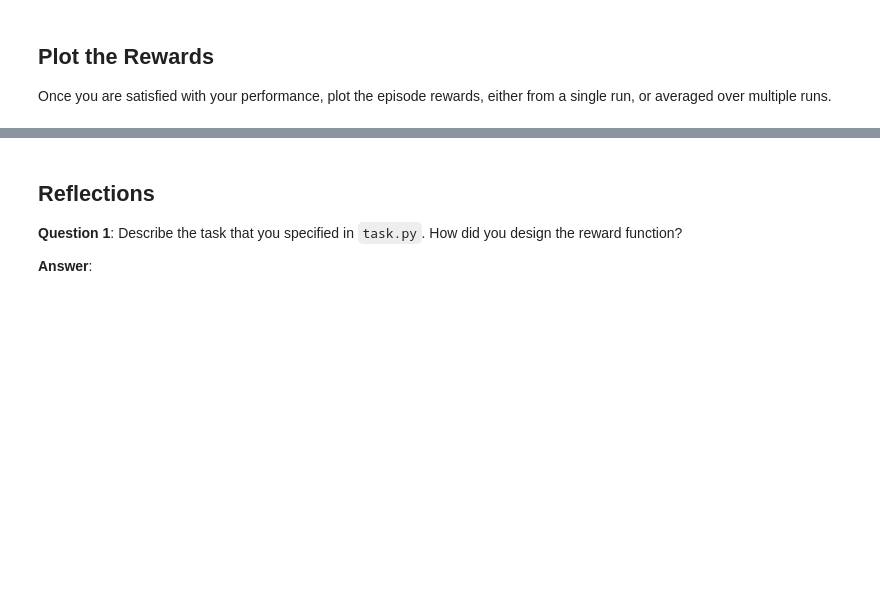
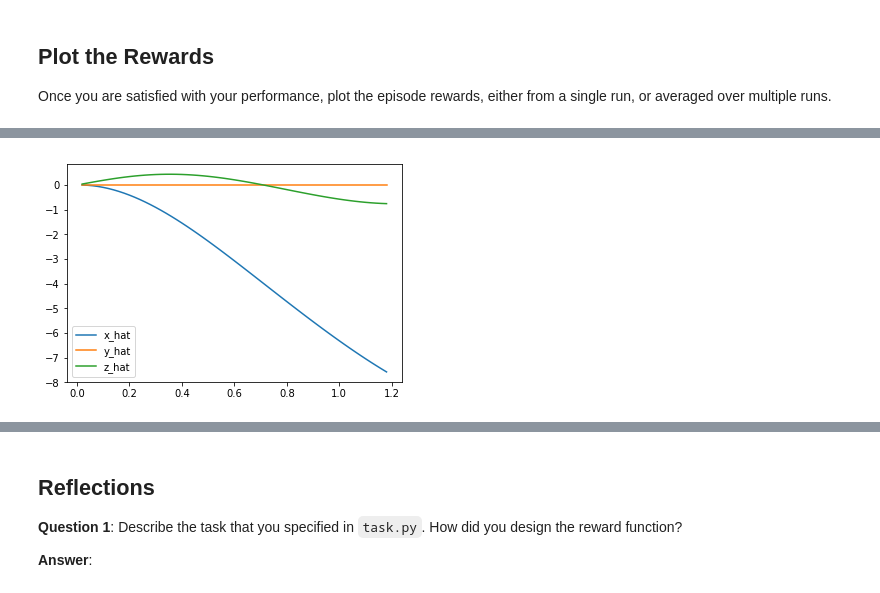
Before and after one commit to SergeyPoltavtsev/Quadcopter-RL, a Jupyter notebook: Quadcopter_Project.ipynb, the cells around one changed output, grey strips where cells are left out. Saved outputs shown, nothing was run; the diff lists cells and outputs as text; code cells hidden in the pictures; blank space fills up the shorter version.

```diff
--- a/Quadcopter_Project.ipynb
+++ b/Quadcopter_Project.ipynb
@@ -271,0 +268,4 @@ plt.show()
+# %%
+plotter.plot_velocity()
+# %% [output]
+[figure, added]
```
Also changed, not shown: parts of 15 cells of this notebook, 13 other files.
